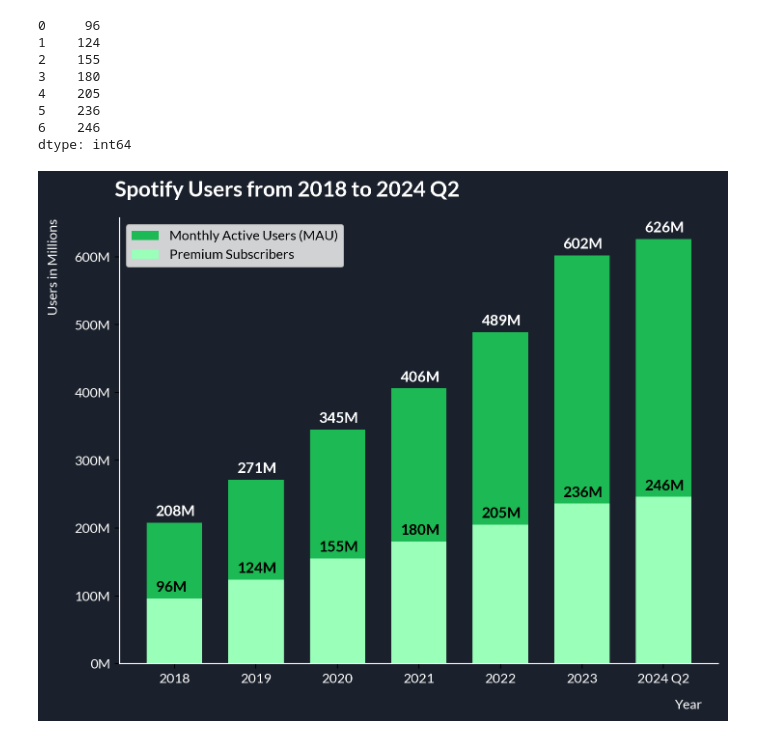
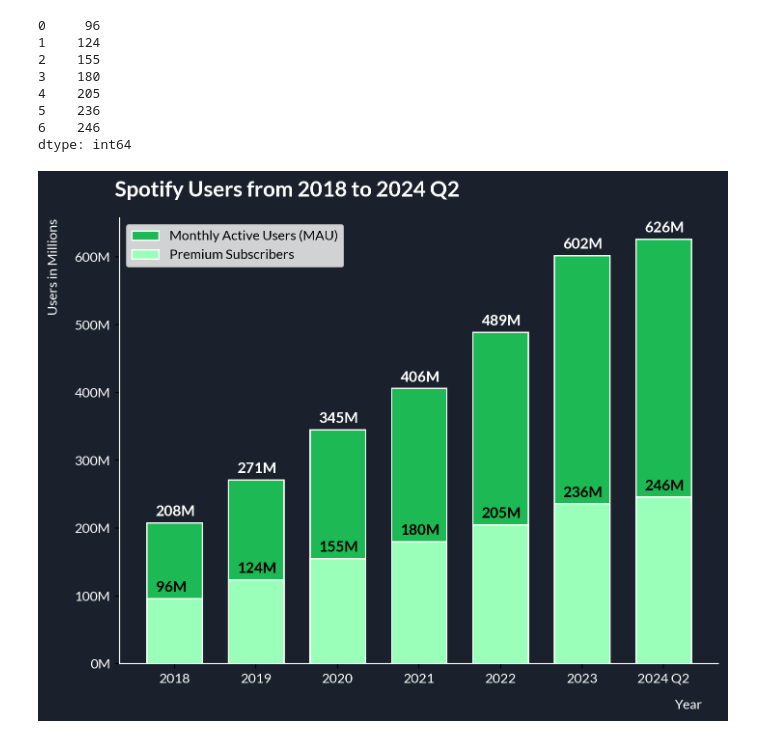
Before and after one commit to suhholee/Spotify-EDA-and-Visualization, a Jupyter notebook: MSDS 593_Group 23_Final Presentation.ipynb, the cells around one changed output. Drawn from its saved outputs; the diff is of its cells as text; code cells hidden in the pictures.

```diff
--- a/MSDS 593_Group 23_Final Presentation.ipynb
+++ b/MSDS 593_Group 23_Final Presentation.ipynb
@@ -196,3 +197,6 @@ df_spotify.head(30)
 | 27 | Baby Shark | ýýýýýýýýý ýýýýýý ýýýýýýýýýýýý | Pinkfong | 2015-12-01 | KRE671700001 | 28 | 265.70000 | 720822868.00000 | ... |
 | 28 | we can't be friends (wait for you... | eternal sunshine | Ariana Grande | 2024-03-08 | USUM72317276 | 29 | 262.80000 | 591068364.00000 | ... |
 | 29 | Numb / Encore | Papercuts | JAY-Z | 2024-04-12 | USWB12400678 | 30 | 256.00000 | 1003215671.00000 | ... |
+# %%
+df_spotify = df_spotify[(df_spotify['Spotify Streams'] != 0) & (~df_spotify['Spotify Streams'].isna())]
+df_spotify
@@ -447,0 +644,34 @@ recent
+# %%
+fig, ax = plt.subplots(figsize=(12,6))
+ax.bar(x_top_artists, top_artists, width=0.68, color=[colors[0] if i == 0 else colors[1] for i, v in enumerate(top_artists)], edgecolor='white')
+
+for i, label in enumerate(range(len(top_artists))):
+    ax.annotate(f"{top_artists.iloc[i]:.2f}B", (i-0.25, top_artists.iloc[i]+0.8), size=10, annotation_clip=False, color='#cdf564', fontweight='bold')
+
+images = ['./artists/bad_bunny.jpeg', './artists/the_weeknd.jpeg', './artists/drake.jpeg', './artists/taylor_swift.jpeg', './artists/post_malone.jpeg', './artists/ed_sheeran.jpeg', './artists/ariana_grande.jpeg', './artists/olivia_rodrigo.jpeg', './artists/eminem.jpeg', './artists/harry_styles.jpeg']
+for i, image in enumerate(images):
+    img = plt.imread(image)
+    img = np.array(Image.open(image).resize((80, 80)))
+    imagebox = OffsetImage(img, zoom=0.4)
+    imagebox.image.axes = ax
+    ab = AnnotationBbox(imagebox, (i, top_artists.iloc[i] - 2.8), frameon=False)
+    ax.add_artist(ab)
+
+ax.set_xlabel('Artists', color='white')
+ax.set_xticks(x_top_artists)
+ax.set_xticklabels(top_artists.keys(), color='white', fontsize=9)
+ax.set_ylabel('Total Streams (in billions)', color='white')
+y = np.arange(0, 41, 10)
+ax.set_yticks(y)
+ax.set_yticklabels([f"{num:.2f}B" for num in y], color='white')
+ax.set_title('Top 10 Streamed Artists on Spotify', color='white', fontsize=16, fontweight='bold', x=0.19, y=1.05)
+ax.spines['top'].set_visible(False)
+ax.spines['right'].set_visible(False)
+ax.spines['bottom'].set_color('white')
+ax.spines['left'].set_color('white')
+ax.xaxis.set_label_coords(0.95, -0.08)
+ax.yaxis.set_label_coords(-0.08, 0.85)
+ax.set_facecolor(color='#1b212c')
+fig.patch.set_facecolor('#1b212c')
+fig.savefig('top_10_artist.png', dpi=300, bbox_inches='tight')
+plt.show()
@@ -471,33 +703,33 @@ sub
 6    246
 dtype: int64
 # %%
-x = np.arange(len(mau))
+x_mau = np.arange(len(mau))
 # %%
 fig, ax = plt.subplots(figsize=(8,6))
-ax.bar(x, mau, width=0.68, label='Monthly Active Users (MAU)', color='#1DB954')
-ax.bar(x, sub, width=0.68, label='Premium Subscribers', color='#99FFB9')
+ax.bar(x_mau, mau, width=0.68, label='Monthly Active Users (MAU)', color='#1DB954', edgecolor='white')
+ax.bar(x_mau, sub, width=0.68, label='Premium Subscribers', color='#99FFB9', edgecolor='white')
 
 for i, label in enumerate(range(len(mau))):
     ax.annotate(f"{mau.iloc[i]}M", (i-0.23, mau.iloc[i]+10), size=11, annotation_clip=False, color='white', weight='bold')
     ax.annotate(f"{sub.iloc[i]}M", (i-0.23, sub.iloc[i]+10), size=11, annotation_clip=False, color='black', weight='bold')
 
 ax.set_xlabel('Year', color='white')
-ax.set_xticks(x)
+ax.set_xticks(x_mau)
 ax.set_xticklabels([2018,2019,2020,2021,2022,2023,'2024 Q2'], color='white')
 ax.set_ylabel('Users in Millions', color='white')
 ax.set_yticks(np.arange(0, 700, 100))
 ax.set_yticklabels(['0M', '100M', '200M', '300M', '400M', '500M', '600M'], color='white')
 ax.set_title('Spotify Users from 2018 to 2024 Q2', color='white', fontsize=16, fontweight='bold', x=0.28, y=1.03)
 ax.spines['top'].set_visible(False)
 ax.spines['right'].set_visible(False)
 ax.spines['bottom'].set_color('white')
 ax.spines['left'].set_color('white')
 ax.xaxis.set_label_coords(0.95, -0.08)
 ax.yaxis.set_label_coords(-0.1, 0.89)
 ax.set_facecolor(color='#1b212c')
 fig.patch.set_facecolor('#1b212c')
 plt.legend()
 fig.savefig('Spotify_Users.png', dpi=300, bbox_inches='tight')
 plt.show()
 # %% [output]
-[figure, old version]
+[figure, new version]
```
Also changed, not shown: parts of 18 cells of this notebook, 18 other files.
